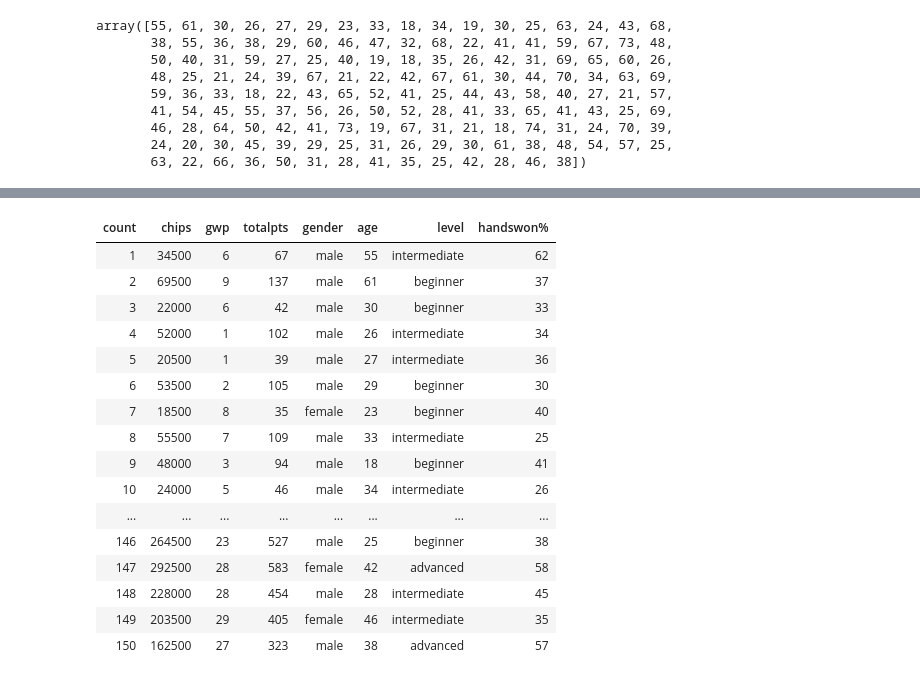
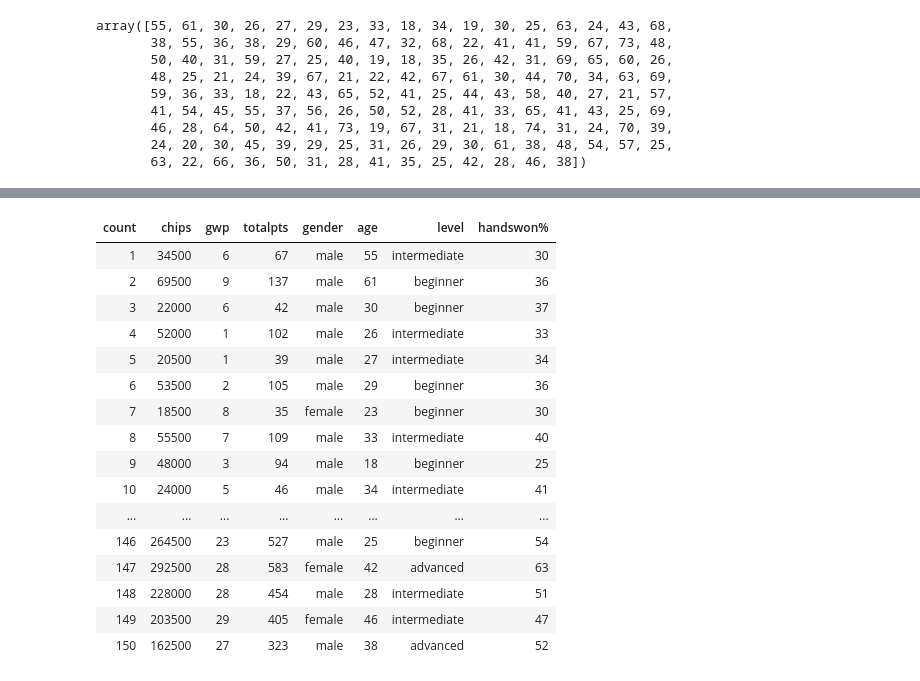
Before and after one commit to garycunningham89/progdataanalysisproject, a Jupyter notebook: Programming for Data Analysis Final Project.ipynb, the cells around one changed output, grey strips where cells are left out. Drawn from its saved outputs; the diff is of its cells as text; code cells hidden in the pictures.

```diff
--- a/Programming for Data Analysis Final Project.ipynb
+++ b/Programming for Data Analysis Final Project.ipynb
@@ -229,0 +227,9 @@ array([62, 37, 33, 34, 36, 30, 40, 25, 41, 26, 37, 32, 31, 50, 45, 62, 43,
+# %%
+##handswon
+np.random.seed(1)
+smallwin = np.random.randint(low= 25, high=55, size = 50)
+midwin = np.random.randint(low= 35, high=60, size = 50)
+highwin = np.random.randint(low = 45, high =65, size =50)
+allwin = np.append(smallwin, midwin)
+handswon = np.append(allwin, highwin)
+handswon
@@ -230,21 +246,23 @@ array([62, 37, 33, 34, 36, 30, 40, 25, 41, 26, 37, 32, 31, 50, 45, 62, 43,
 # %%
-df = pd.DataFrame({'count': field, 'chips': chips, 'gwp': totalgwp, 'totalpts': totalpts, 'gender': gender, 'age':age, 'level': level, 'handswon%': handswon})
-df.style.hide_index()
+dataset = pd.DataFrame({'count': field, 'chips': chips, 'gwp': totalgwp,
+                        'totalpts': totalpts, 'gender': gender,
+                        'age':age, 'level': level, 'handswon%': handswon})
+dataset.style.hide_index()
 # %% [output]
 | count | chips | gwp | totalpts | gender | age | level | handswon% |
-| 1 | 34500 | 6 | 67 | male | 55 | intermediate | 62 |
-| 2 | 69500 | 9 | 137 | male | 61 | beginner | 37 |
-| 3 | 22000 | 6 | 42 | male | 30 | beginner | 33 |
-| 4 | 52000 | 1 | 102 | male | 26 | intermediate | 34 |
-| 5 | 20500 | 1 | 39 | male | 27 | intermediate | 36 |
-| 6 | 53500 | 2 | 105 | male | 29 | beginner | 30 |
-| 7 | 18500 | 8 | 35 | female | 23 | beginner | 40 |
-| 8 | 55500 | 7 | 109 | male | 33 | intermediate | 25 |
-| 9 | 48000 | 3 | 94 | male | 18 | beginner | 41 |
-| 10 | 24000 | 5 | 46 | male | 34 | intermediate | 26 |
+| 1 | 34500 | 6 | 67 | male | 55 | intermediate | 30 |
+| 2 | 69500 | 9 | 137 | male | 61 | beginner | 36 |
+| 3 | 22000 | 6 | 42 | male | 30 | beginner | 37 |
+| 4 | 52000 | 1 | 102 | male | 26 | intermediate | 33 |
+| 5 | 20500 | 1 | 39 | male | 27 | intermediate | 34 |
+| 6 | 53500 | 2 | 105 | male | 29 | beginner | 36 |
+| 7 | 18500 | 8 | 35 | female | 23 | beginner | 30 |
+| 8 | 55500 | 7 | 109 | male | 33 | intermediate | 40 |
+| 9 | 48000 | 3 | 94 | male | 18 | beginner | 25 |
+| 10 | 24000 | 5 | 46 | male | 34 | intermediate | 41 |
 | ... | ... | ... | ... | ... | ... | ... | ... |
-| 146 | 264500 | 23 | 527 | male | 25 | beginner | 38 |
-| 147 | 292500 | 28 | 583 | female | 42 | advanced | 58 |
-| 148 | 228000 | 28 | 454 | male | 28 | intermediate | 45 |
-| 149 | 203500 | 29 | 405 | female | 46 | intermediate | 35 |
-| 150 | 162500 | 27 | 323 | male | 38 | advanced | 57 |
+| 146 | 264500 | 23 | 527 | male | 25 | beginner | 54 |
+| 147 | 292500 | 28 | 583 | female | 42 | advanced | 63 |
+| 148 | 228000 | 28 | 454 | male | 28 | intermediate | 51 |
+| 149 | 203500 | 29 | 405 | female | 46 | intermediate | 47 |
+| 150 | 162500 | 27 | 323 | male | 38 | advanced | 52 |
```
Also changed, not shown: parts of 20 cells of this notebook, 1 other file.
